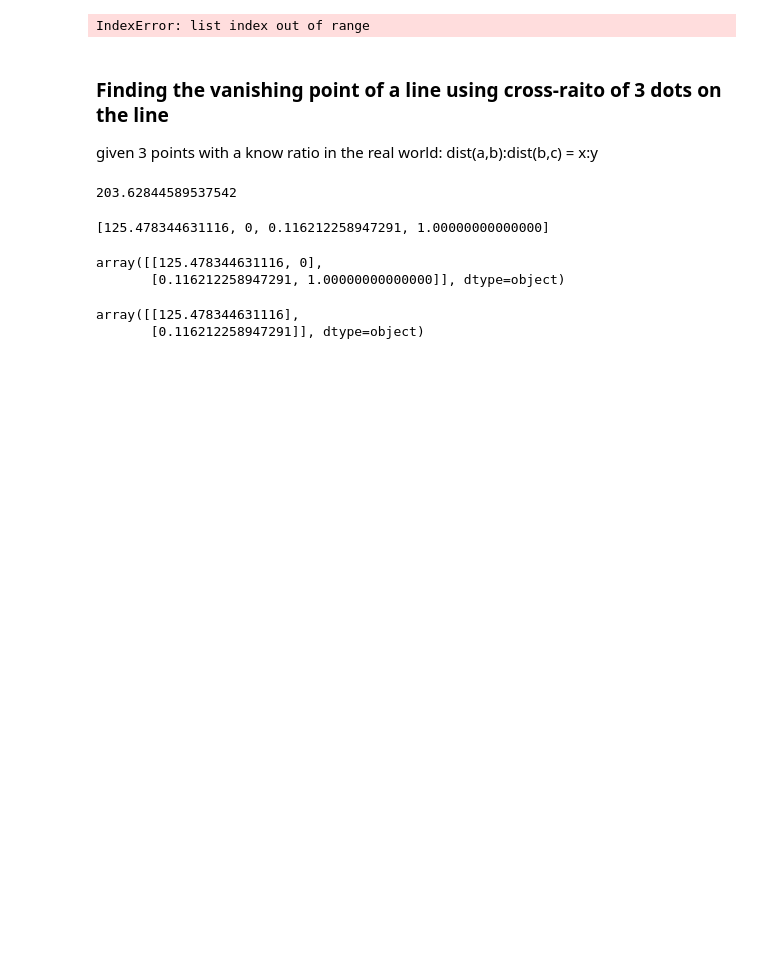
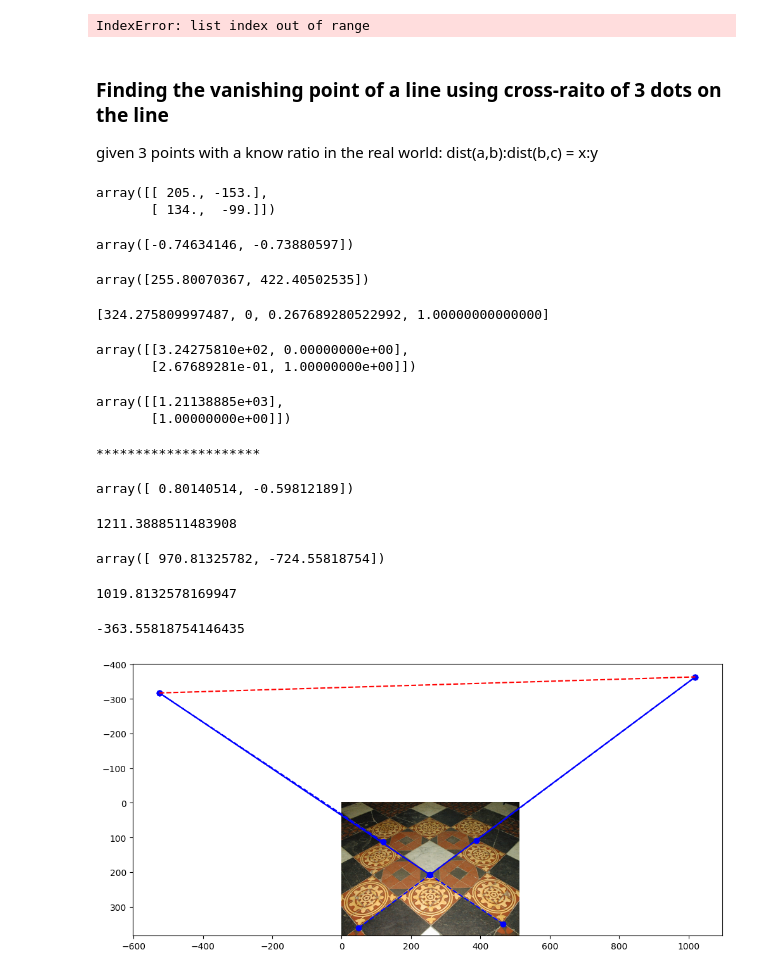
Before and after one commit to yehper/computer-vision-summary, a Jupyter notebook: CV1.ipynb, the cells around one changed output. Cells and saved outputs as stored; diff of their text form; code cells hidden in the pictures; blank space fills up the shorter version.

Commit message:
working 1D vanshing points

```diff
--- a/CV1.ipynb
+++ b/CV1.ipynb
@@ -491,45 +491,92 @@ import numpy as np
 from sympy import symbols, Eq
 from sympy import linsolve
 
-listPts = np.array([[165, 275], [256, 209], [328, 153]])
+prev = np.array([[466, 350], [255, 208], [120, 113]])
+x1_inf_prev,y1_inf_prev=-525.467429598379,-317.24348342639723
+
+listPts = np.array([[49, 361], [254, 208], [388, 109]]) # previous run points
 listPts2 = np.zeros(shape=listPts.shape)
 listPts2[:2,:] = listPts[1:,:]
 
 # Measure the distance ratio in the image:
-dist = (listPts-listPts2)[:2]
-dist = np.linalg.norm(dist,axis=1)
+predist = (listPts2-listPts)[:2]
+display(predist)
+display(np.divide(predist[:,1],predist[:,0]))
+dist = np.linalg.norm(predist,axis=1)
 dist[1] = dist[0]+dist[1]
-# dist = np.divide(dist[:,1],dist[:,0])
 
 # points a,b,c are represented as (0,1)^T, (a,1)^T, (a+b,1)^T
 
 y,x1,x2,x3,x1p,x2p,x3p = 1,0,1,2,0,dist[0],dist[1]
 
 h11, h12, h21, h22= symbols('h11 h12 h21 h22')
 
-display(dist[1])
+display(dist)
 
 lin1 = Eq(h11*x1+h12,x1p*(h21*x1+h22))
 lin2 = Eq(h11*x2+h12,x2p*(h21*x2+h22))
 lin3 = Eq(h11*x3+h12,x3p*(h21*x3+h22))
 
 soln = linsolve([lin1,lin2,lin3],(h11,h12,h21,h22))
 
+#option 2 solve with matrix
+
+# H=Matrix([h11,h12,h21,h22])
+# PH=Matrix([
+#     [-x1,-1,x1*x1p,x1p],
+#     [-x2,-1,x2*x2p,x2p],
+#     [-x3,-1,x3*x3p,x3p]
+# ])flatten
+# soln1=solve(PH*H,H)
+# display(soln1)
+
 H = []
 for h in list(soln)[0]:
     H.append(h/h22)
 display(H)
-H = np.array(H).reshape((2,2))
+H = np.array(H,dtype=np.float64).reshape((2,2))
 
 display(H)
+res=np.matmul(H,np.array([[1,0]],dtype=np.float64).T)
+res = res/res[1]
+display(res)
 
-# x_inf = np.multiply(H,np.array([[1,0]]))
-x_inf = np.matmul(H,(np.array([[1,0]]).T))
-x_inf
+## convert to 2d image plane
+print("*********************")
+display(predist[0]/np.linalg.norm(predist[0]))
+display(res[0,0])
+display()
+display(predist[0]/np.linalg.norm(predist[0])*res[0,0])
+x1_inf,y1_inf = (predist[0]/np.linalg.norm(predist[0]))*res[0,0]+listPts[0]
+display(x1_inf,y1_inf)
+
+fig=plt.figure(figsize=(12,8), dpi= 100, facecolor='w', edgecolor='k')
+
+plt.imshow(im)
+plt.plot([prev[0,0],x1_inf_prev],[prev[0,1],y1_inf_prev], 'bo', linestyle="--")
+plt.plot([prev[1,0],x1_inf_prev],[prev[1,1],y1_inf_prev], 'bo', linestyle="--")
+plt.plot([prev[2,0],x1_inf_prev],[prev[2,1],y1_inf_prev], 'bo', linestyle="--")
+plt.plot([listPts[0,0],x1_inf],[listPts[0,1],y1_inf], 'bo', linestyle="--")
+plt.plot([listPts[1,0],x1_inf],[listPts[1,1],y1_inf], 'bo', linestyle="--")
+plt.plot([listPts[2,0],x1_inf],[listPts[2,1],y1_inf], 'bo', linestyle="--")
+
+plt.plot([x1_inf_prev,x1_inf],[y1_inf_prev,y1_inf], 'red', linestyle="--")
+
+plt.show()
 # %% [output]
-203.62844589537542
+array([[ 205., -153.],
+       [ 134.,  -99.]])
-[125.478344631116, 0, 0.116212258947291, 1.00000000000000]
+array([-0.74634146, -0.73880597])
-array([[125.478344631116, 0],
-       [0.116212258947291, 1.00000000000000]], dtype=object)
+array([255.80070367, 422.40502535])
-array([[125.478344631116],
-       [0.116212258947291]], dtype=object)
+[324.275809997487, 0, 0.267689280522992, 1.00000000000000]
+array([[3.24275810e+02, 0.00000000e+00],
+       [2.67689281e-01, 1.00000000e+00]])
+array([[1.21138885e+03],
+       [1.00000000e+00]])
+*********************
+array([ 0.80140514, -0.59812189])
+1211.3888511483908
+array([ 970.81325782, -724.55818754])
+1019.8132578169947
+-363.55818754146435
+[figure, added]
```
